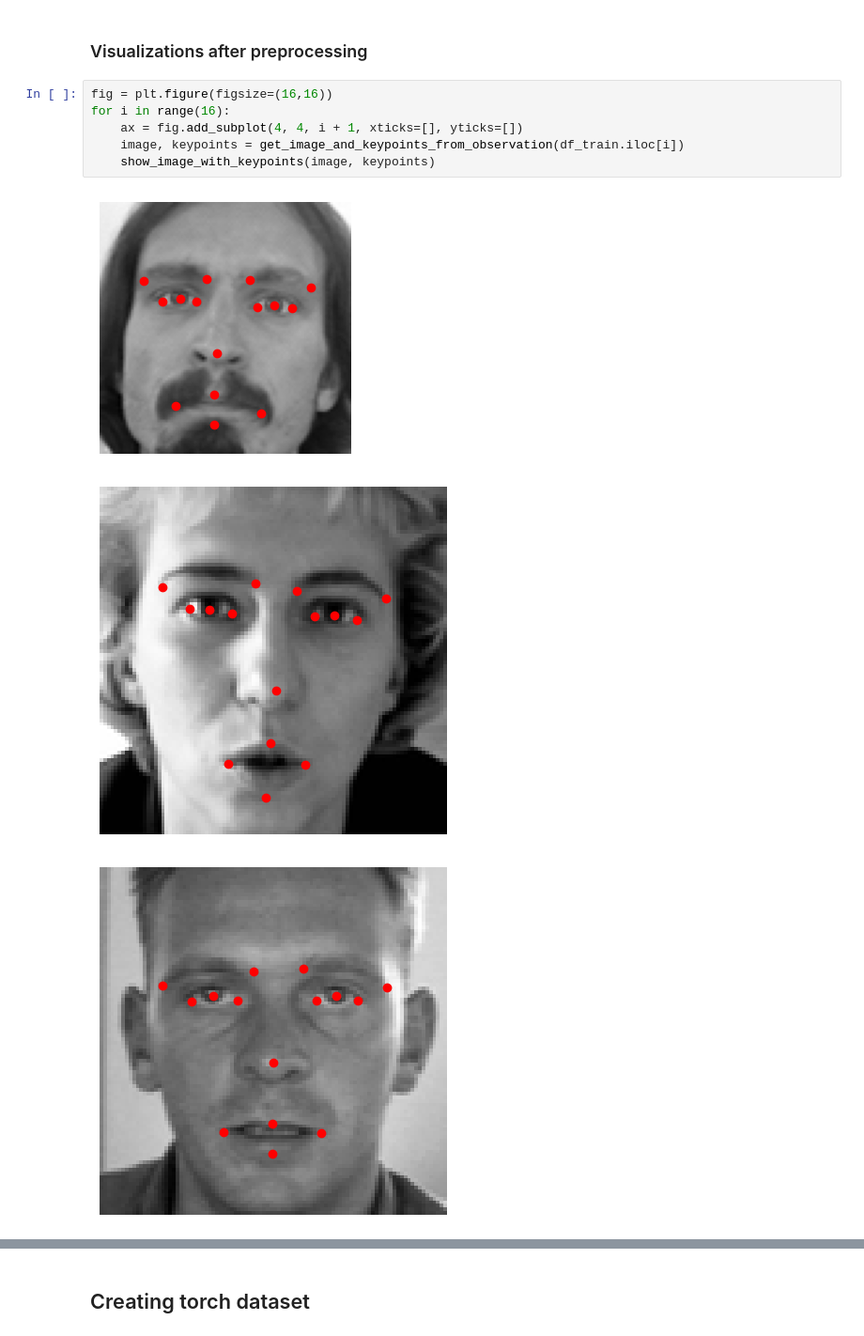
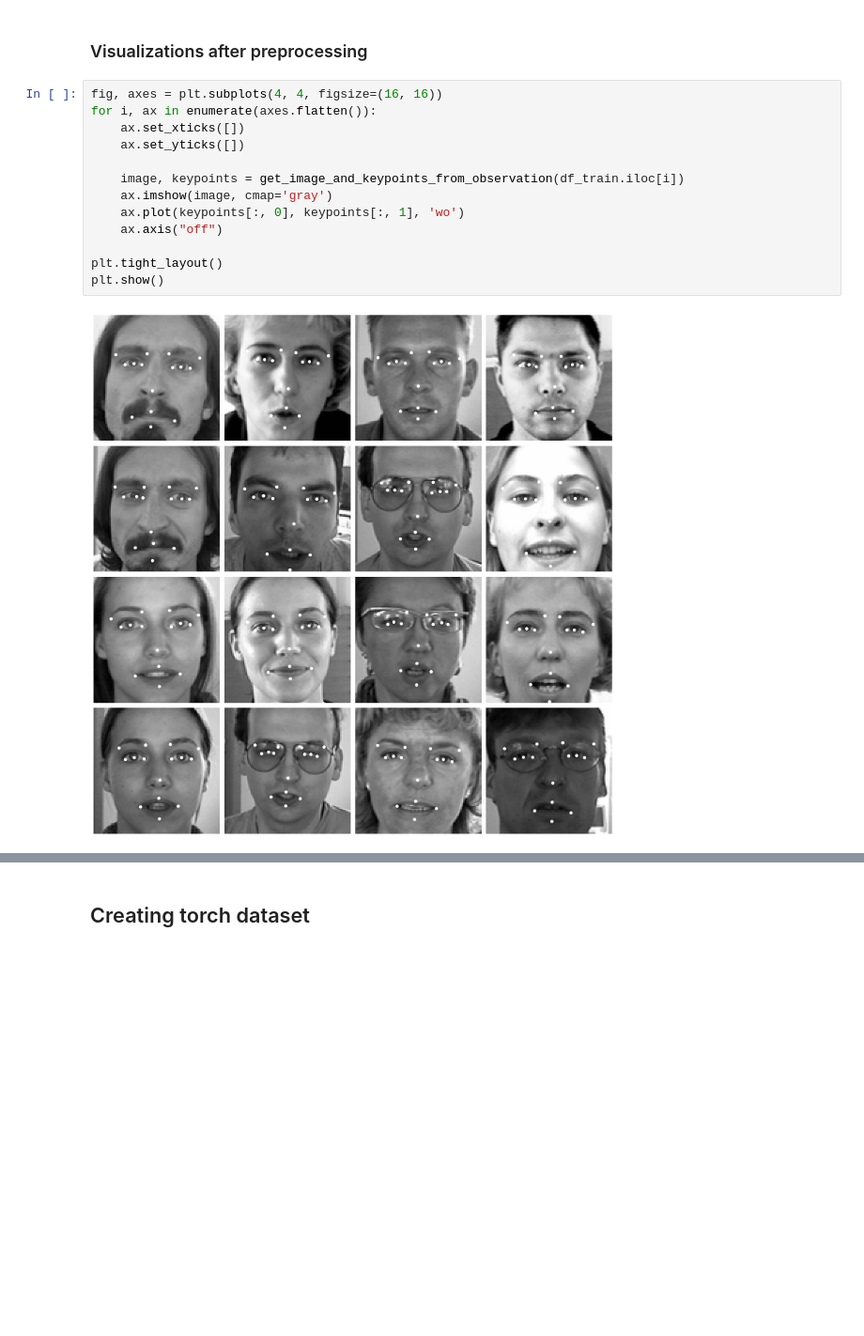
Before and after one commit to WJakubowsk/facial_keypoints_detection, a Jupyter notebook: notebooks/pipeline.ipynb, the cells around one changed output, grey strips where cells are left out. Shown at 94% size. Cells and saved outputs as stored; diff of their text form; blank space fills up the shorter version.

```diff
--- a/notebooks/pipeline.ipynb
+++ b/notebooks/pipeline.ipynb
@@ -158,12 +152,17 @@ shape of the test dataset after preprocessing:  (1752, 2)
 # %% [markdown]
 ### Visualizations after preprocessing
 # %%
-fig = plt.figure(figsize=(16,16))
-for i in range(16):
-    ax = fig.add_subplot(4, 4, i + 1, xticks=[], yticks=[])
+fig, axes = plt.subplots(4, 4, figsize=(16, 16))
+for i, ax in enumerate(axes.flatten()):
+    ax.set_xticks([])
+    ax.set_yticks([])
+
     image, keypoints = get_image_and_keypoints_from_observation(df_train.iloc[i])
-    show_image_with_keypoints(image, keypoints)
+    ax.imshow(image, cmap='gray')
+    ax.plot(keypoints[:, 0], keypoints[:, 1], 'wo')
+    ax.axis("off")
+
+plt.tight_layout()
+plt.show()
 # %% [output]
-[figure, old version]
+[figure, new version]
-[figure, removed]
-[figure, removed]
```
Also changed, not shown: parts of 36 cells of this notebook.
